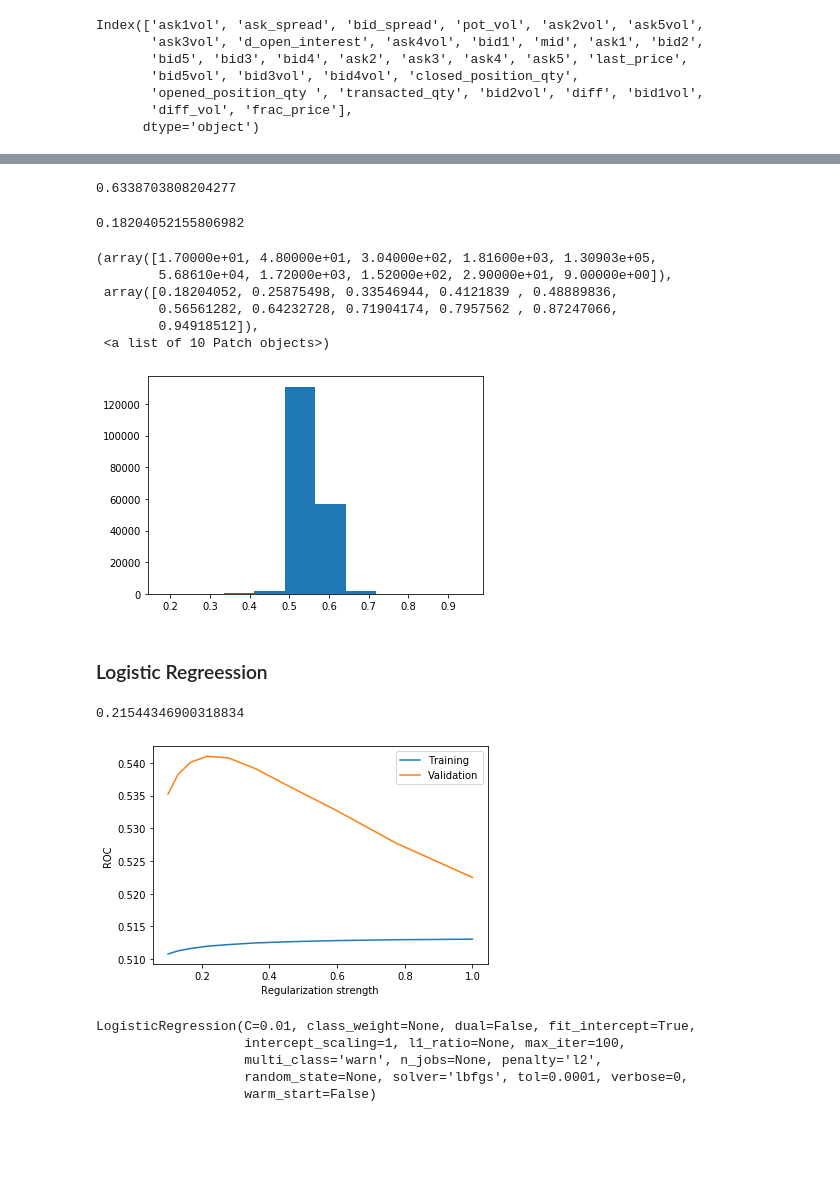
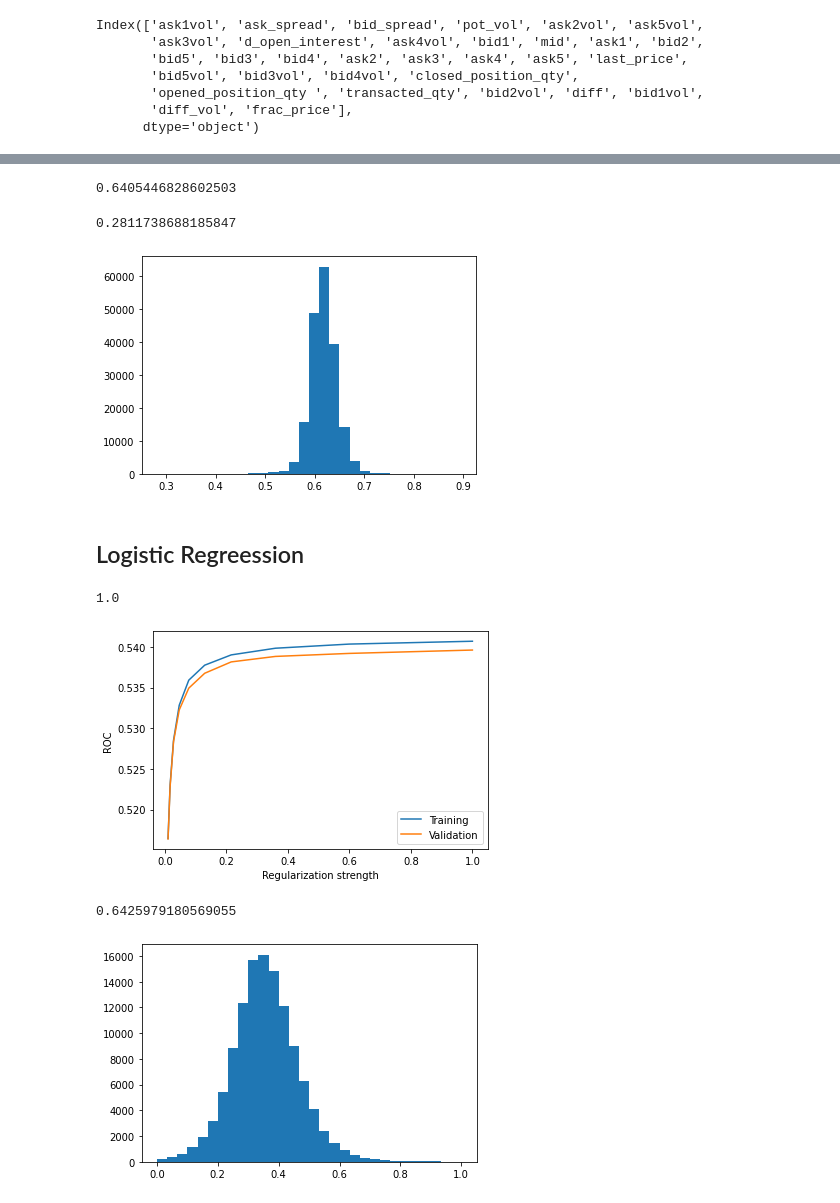
Before and after one commit to litingxiao/HFT-kaggle, a Jupyter notebook: project1_hft.ipynb, the cells around one changed output, grey strips where cells are left out. Cells and saved outputs as stored; diff of their text form; code cells hidden in the pictures; blank space fills up the shorter version.

```diff
--- a/project1_hft.ipynb
+++ b/project1_hft.ipynb
@@ -25,6 +31,6 @@ def sigmoid(x):
 # %%
-train = pd.read_csv('train.csv')
-test = pd.read_csv('test.csv')
+train = pd.read_csv('data/train.csv')
+test = pd.read_csv('data/test.csv')
 # %%
 def preprocess(data):
     # fill NaN
@@ -126,25 +128,18 @@ def pred_to_csv(pred_y, test_x, name):
     result = pd.concat([result, pd.DataFrame(pred_y)], axis=1)
     result.to_csv(name, index=False)
 # %%
-ridge = Ridge(alpha = 1.0)
-ridge.fit(final_train_x, final_train_y)
+ridge = Ridge(alpha = 1.0).fit(final_train_x, final_train_y)
 pred_y = ridge.predict(test_x)
 # %%
 roc_auc_score(train_y, sigmoid(ridge.predict(train_x)))
 # %% [output]
-0.6338703808204277
+0.6405446828602503
 # %%
 sigmoid(pred_y).min()
 # %% [output]
-0.18204052155806982
+0.2811738688185847
 # %%
-plt.hist(sigmoid(pred_y))
+plt.hist(sigmoid(pred_y), bins=30); plt.show()
 # %% [output]
-(array([1.70000e+01, 4.80000e+01, 3.04000e+02, 1.81600e+03, 1.30903e+05,
-        5.68610e+04, 1.72000e+03, 1.52000e+02, 2.90000e+01, 9.00000e+00]),
- array([0.18204052, 0.25875498, 0.33546944, 0.4121839 , 0.48889836,
-        0.56561282, 0.64232728, 0.71904174, 0.7957562 , 0.87247066,
-        0.94918512]),
- <a list of 10 Patch objects>)
-[figure, old version]
+[figure, new version]
 # %%
@@ -152,10 +147,10 @@ pred_to_csv(sigmoid(pred_y), test, 'ridge_submission.csv')
 # %% [markdown]
-### Logistic Regreession
+## Logistic Regreession
 # %%
-alpha = np.geomspace(1e-1, 1., 10)
+alpha = np.geomspace(1e-2, 1., 10)
 train_roc, val_roc = [], []
 for a in alpha:
-    clf = LogisticRegression(C = a, solver='sag')
+    clf = LogisticRegression(C=a, solver='sag', n_jobs=-1)
     clf.fit(train_x, train_y)
 
     val_roc.append(roc_auc_score(val_y, clf.predict(val_x)))
@@ -163,14 +158,16 @@ for a in alpha:
 print(alpha[np.argmax(val_roc)])
 train_val_plot(alpha, train_roc, val_roc, 'ROC', savefig=False, figname=None)
 # %% [output]
-0.21544346900318834
+1.0
-[figure, old version]
+[figure, new version]
 # %%
-clf = LogisticRegression(C = 1e-3, solver='saga')
-clf.fit(final_train_x, final_train_y)
+clf = LogisticRegression(C=1, solver='saga').fit(final_train_x, final_train_y)
-# %% [output]
-LogisticRegression(C=0.01, class_weight=None, dual=False, fit_intercept=True,
-                   intercept_scaling=1, l1_ratio=None, max_iter=100,
-                   multi_class='warn', n_jobs=None, penalty='l2',
-                   random_state=None, solver='lbfgs', tol=0.0001, verbose=0,
-                   warm_start=False)
+# %%
+pred_y = clf.predict_proba(val_x)[:, 1]
+roc_auc_score(val_y, pred_y)
+# %% [output]
+0.6425979180569055
+# %%
+plt.hist(pred_y, bins=30); plt.show()
+# %% [output]
+[figure, added]
```
Also changed, not shown: parts of 18 cells of this notebook.
